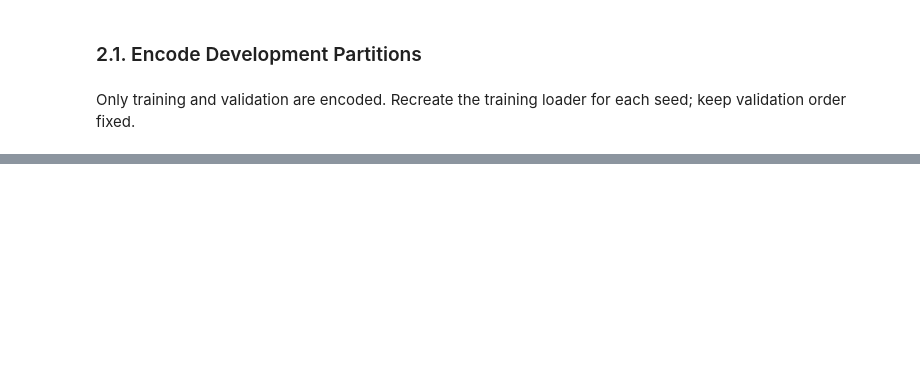
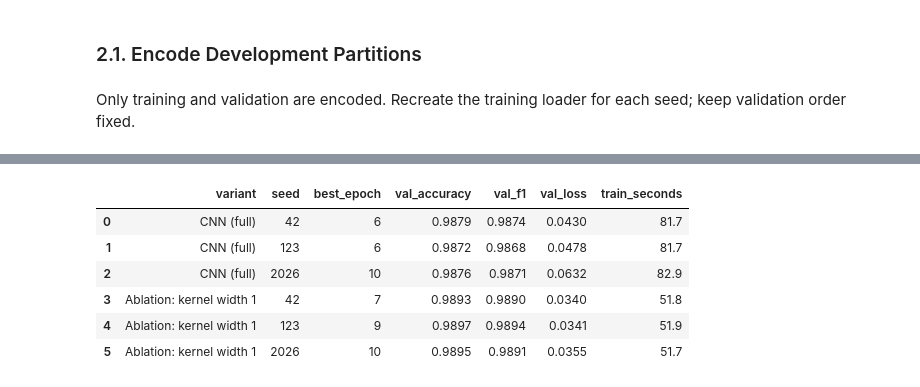
Before and after one commit to Nouroz-BI/AIGC5500-Midterm-Project, a Jupyter notebook: notebooks/03_cnn_experiment.ipynb, the cells around one changed output, grey strips where cells are left out. Cells and saved outputs as stored; diff of their text form; code cells hidden in the pictures; blank space fills up the shorter version.

```diff
--- a/notebooks/03_cnn_experiment.ipynb
+++ b/notebooks/03_cnn_experiment.ipynb
@@ -126,0 +203,25 @@ for name, tensor in example_batch.items():
+# %%
+RESULTS_DIR.mkdir(parents = True, exist_ok = True)
+CHECKPOINT_DIR.mkdir(parents = True, exist_ok = True)
+
+validation_rows, histories = [], {}
+for variant, variant_config in VARIANTS.items():
+    for seed in TRAINING_SEEDS:
+        checkpoint = CHECKPOINT_DIR / f'{VARIANT_SLUG[variant]}_seed{seed}.pt'
+        model, history, best_epoch, seconds = train_one_run(
+            MODEL_CONFIG, variant_config, seed, encoded_datasets['train'], validation_loader,
+            VOCAB_SIZE, device, TRAIN_CONFIG, checkpoint)
+
+        # Record the scores from the best epoch
+        best = history.loc[history['epoch'] == best_epoch].iloc[0]
+        histories[(variant, seed)] = history
+        validation_rows.append({'variant': variant, 'seed': seed, 'best_epoch': best_epoch,
+                                'val_accuracy': best['val_accuracy'], 'val_f1': best['val_f1'],
+                                'val_loss': best['val_loss'], 'train_seconds': round(seconds, 1)})
+        print(f'{variant:26s} seed {seed:5d}  best epoch {best_epoch:2d}  '
+              f'val acc {best["val_accuracy"]:.4f}  F1 {best["val_f1"]:.4f}  ({seconds:.0f}s)')
+
+validation_results = pd.DataFrame(validation_rows)
+validation_results.to_csv(RESULTS_DIR / 'validation_per_seed.csv', index = False)
+validation_results.round(4)
+# %% [output]
@@ -126,0 +234,7 @@ for name, tensor in example_batch.items():
+|  | variant | seed | best_epoch | val_accuracy | val_f1 | val_loss | train_seconds |
+| 0 | CNN (full) | 42 | 6 | 0.9879 | 0.9874 | 0.0430 | 81.7 |
+| 1 | CNN (full) | 123 | 6 | 0.9872 | 0.9868 | 0.0478 | 81.7 |
+| 2 | CNN (full) | 2026 | 10 | 0.9876 | 0.9871 | 0.0632 | 82.9 |
+| 3 | Ablation: kernel width 1 | 42 | 7 | 0.9893 | 0.9890 | 0.0340 | 51.8 |
+| 4 | Ablation: kernel width 1 | 123 | 9 | 0.9897 | 0.9894 | 0.0341 | 51.9 |
+| 5 | Ablation: kernel width 1 | 2026 | 10 | 0.9895 | 0.9891 | 0.0355 | 51.7 |
```
Also changed, not shown: parts of 22 cells of this notebook, 5 other files.
